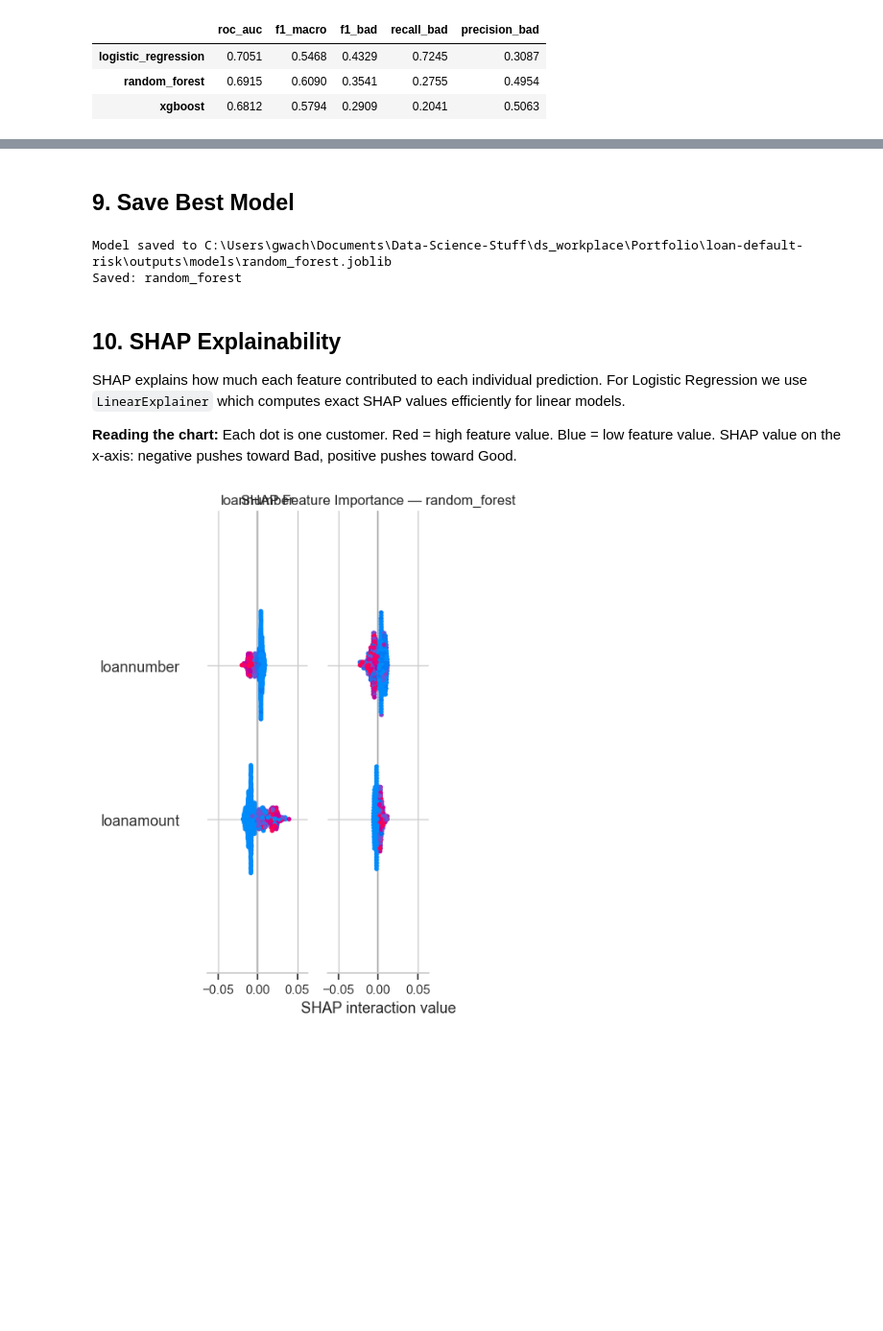
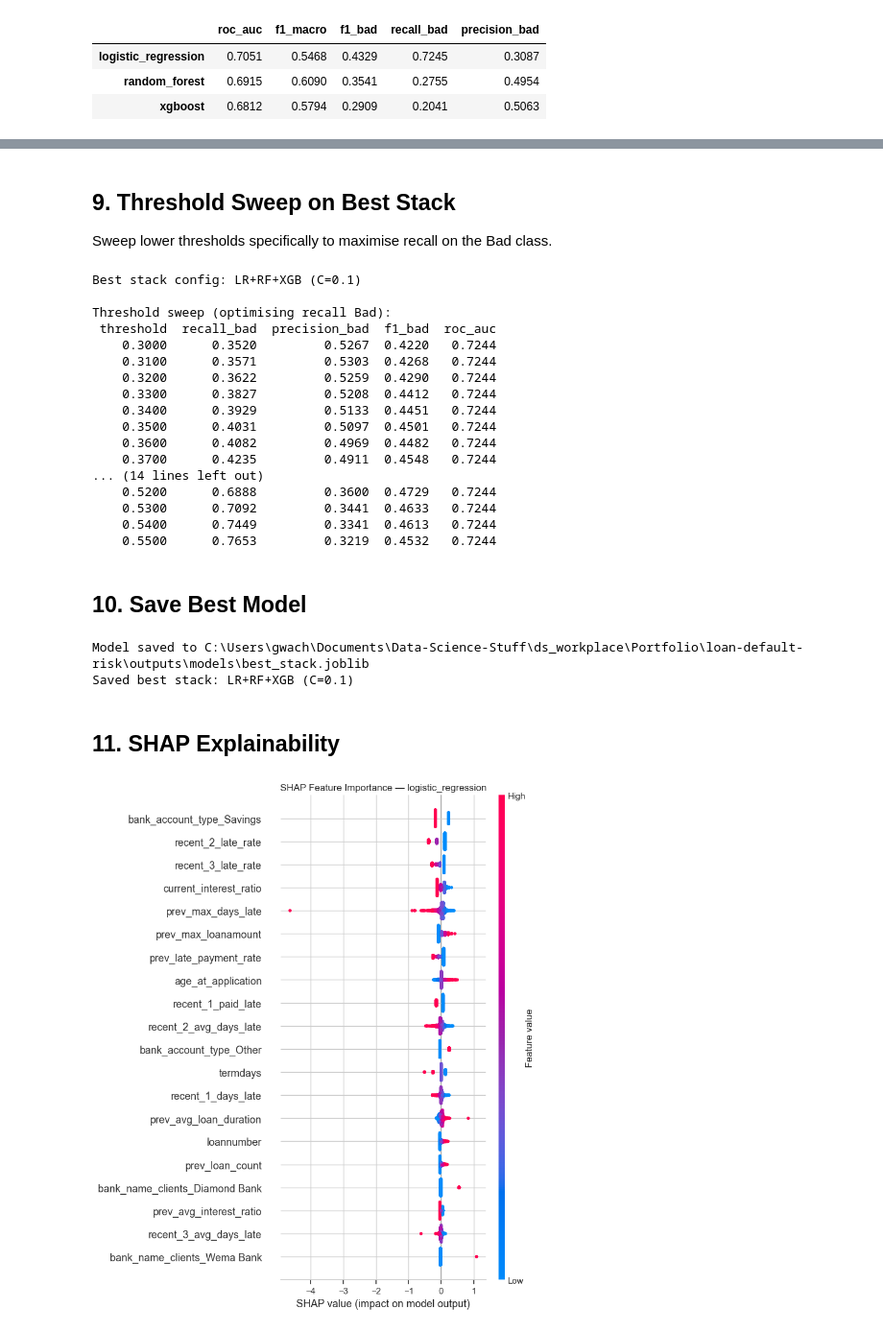
Before and after one commit to kozah04/loan-default-risk, a Jupyter notebook: notebooks/modelling_and_evaluation.ipynb, the cells around one changed output, grey strips where cells are left out. Shown at 96% size. Saved outputs shown, nothing was run; the diff lists cells and outputs as text; code cells hidden in the pictures; blank space fills up the shorter version.

Commit message:
feat: stack threshold sweep, LB 0.2386 at threshold 0.39

```diff
--- a/notebooks/modelling_and_evaluation.ipynb
+++ b/notebooks/modelling_and_evaluation.ipynb
@@ -243,7 +172,8 @@ for name, pipeline in get_models().items():
         X_train=X_train,
         y_train=y_train,
         n_iter=30,
-        cv=5
+        cv=5,
+        use_time_cv=False
     )
     tuned_models[name] = search.best_estimator_
 # %% [output]
@@ -384,19 +316,58 @@ This outcome, while initially surprising, is consistent with what the research l
+# %% [markdown]
+## 9. Threshold Sweep on Best Stack
+
+Sweep lower thresholds specifically to maximise recall on the Bad class.
+# %%
+# Pick best stack config by ROC-AUC
+best_stack_name = max(stack_results, key=lambda k: stack_results[k]["roc_auc"])
+best_stack = stack_results[best_stack_name]["model"]
+best_stack_proba = predict_proba(best_stack, X_val_imp)
+
+print(f"Best stack config: {best_stack_name}")
+print("\nThreshold sweep (optimising recall Bad):")
+
+sweep_results = []
+for t in np.arange(0.30, 0.55, 0.01):
+    m = evaluate_model(y_val, best_stack_proba, threshold=round(t, 2))
+    sweep_results.append({
+        "threshold": round(t, 2),
+        "recall_bad": m["recall_bad"],
+        "precision_bad": m["precision_bad"],
+        "f1_bad": m["f1_bad"],
+        "roc_auc": m["roc_auc"]
+    })
+
+sweep_df = pd.DataFrame(sweep_results)
+print(sweep_df.to_string(index=False))
+# %% [output]
+Best stack config: LR+RF+XGB (C=0.1)
+
+Threshold sweep (optimising recall Bad):
+ threshold  recall_bad  precision_bad  f1_bad  roc_auc
+    0.3000      0.3520         0.5267  0.4220   0.7244
+    0.3100      0.3571         0.5303  0.4268   0.7244
+    0.3200      0.3622         0.5259  0.4290   0.7244
+    0.3300      0.3827         0.5208  0.4412   0.7244
+    0.3400      0.3929         0.5133  0.4451   0.7244
+    0.3500      0.4031         0.5097  0.4501   0.7244
+    0.3600      0.4082         0.4969  0.4482   0.7244
+    0.3700      0.4235         0.4911  0.4548   0.7244
+... (14 lines left out)
+    0.5200      0.6888         0.3600  0.4729   0.7244
+    0.5300      0.7092         0.3441  0.4633   0.7244
+    0.5400      0.7449         0.3341  0.4613   0.7244
+    0.5500      0.7653         0.3219  0.4532   0.7244
 # %% [markdown]
-## 9. Save Best Model
+## 10. Save Best Model
-# %%
-# Best model is standalone Logistic Regression — stacking did not improve results
-save_model(best_model, name=best_model_name)
-print(f"Saved: {best_model_name}")
-# %% [output]
-Model saved to C:\Users\gwach\Documents\Data-Science-Stuff\ds_workplace\Portfolio\loan-default-risk\outputs\models\random_forest.joblib
-Saved: random_forest
-# %% [markdown]
-## 10. SHAP Explainability
-
-SHAP explains how much each feature contributed to each individual prediction. For Logistic Regression we use `LinearExplainer` which computes exact SHAP values efficiently for linear models.
-
-**Reading the chart:** Each dot is one customer. Red = high feature value. Blue = low feature value. SHAP value on the x-axis: negative pushes toward Bad, positive pushes toward Good.
+# %%
+save_model(best_stack, name="best_stack")
+print(f"Saved best stack: {best_stack_name}")
+# %% [output]
+Model saved to C:\Users\gwach\Documents\Data-Science-Stuff\ds_workplace\Portfolio\loan-default-risk\outputs\models\best_stack.joblib
+Saved best stack: LR+RF+XGB (C=0.1)
+# %% [markdown]
+## 11. SHAP Explainability
 # %%
-plot_shap_summary(best_model, X_val, model_name=best_model_name)
+plot_shap_summary(tuned_models["logistic_regression"], X_val, model_name="logistic_regression")
 # %% [output]
-[figure, old version]
+[figure, new version]
```
Also changed, not shown: parts of 43 cells of this notebook, 6 other files.
